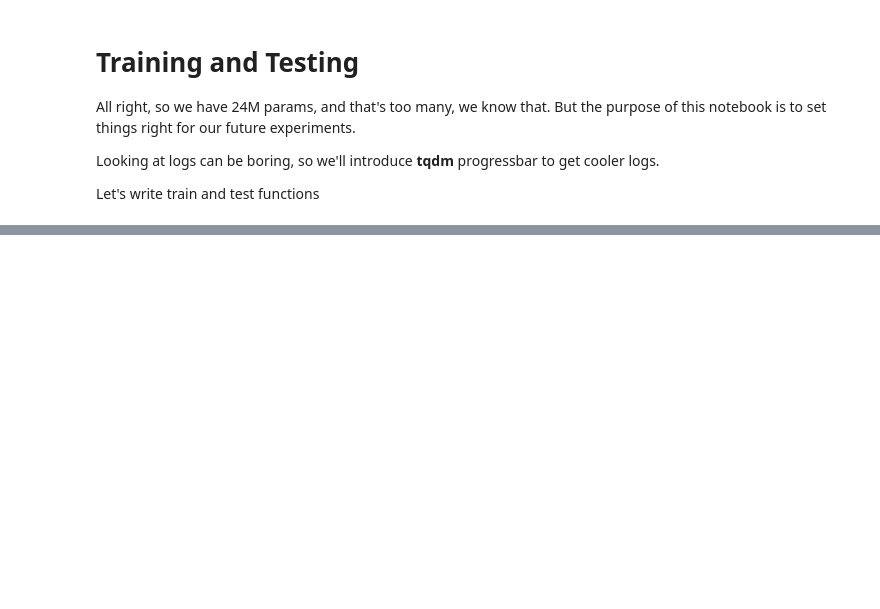
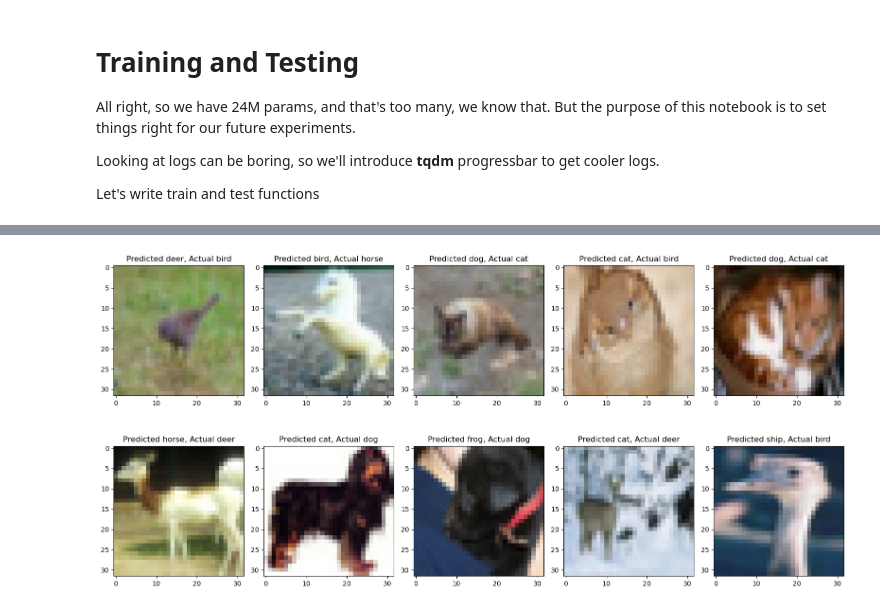
Before and after one commit to ankode/ERAV1, a Jupyter notebook: Session8/S8_Batchnorm.ipynb, the cells around one changed output, grey strips where cells are left out. Drawn from its saved outputs; the diff is of its cells as text; code cells hidden in the pictures; blank space fills up the shorter version.

Commit message:
display mis-classified image in S8 readme

```diff
--- a/Session8/S8_Batchnorm.ipynb
+++ b/Session8/S8_Batchnorm.ipynb
@@ -225,3 +225,46 @@ Test set: Average loss: 0.8187, Accuracy: 7132/10000 (71.32%)
 
 EPOCH: 11
 ... (9 outputs left out)
+# %%
+import matplotlib.pyplot as plt
+import numpy as np
+
+class_names = ['airplane', 'automobile', 'bird', 'cat', 'deer', 'dog', 'frog', 'horse', 'ship', 'truck']
+
+def get_incorrect_images(model,test_loader,n=10):
+  incorrect_images = []
+  predicted_labels = []
+  correct_labels = []
+  for data, target in test_loader:
+    data, target = data.to(device), target.to(device)
+    output = model(data)
+    pred = output.argmax(dim=1, keepdim=True)  # get the index of the max log-probability
+    incorrect_items = pred.ne(target.view_as(pred))
+    incorrect_indices = incorrect_items.view(-1).nonzero().view(-1)
+    predicted_labels.extend([item.item() for item in pred[incorrect_indices[:n-len(incorrect_images)]]])
+    correct_labels.extend([item.item() for item in target.view_as(pred)[incorrect_indices[:n-len(incorrect_images)]]])
+    incorrect_images.extend([item for item in data[incorrect_indices[:n-len(incorrect_images)]]])
+    if len(incorrect_images)==n:
+      break
+  return incorrect_images,predicted_labels,correct_labels
+
+def imshow(img):
+  img = img / 2 + 0.5     # Unnormalize
+  npimg = img
+  npimg = np.clip(npimg, 0, 1)  # Add this line to clip the values
+  return np.transpose(npimg, (1, 2, 0))  # Convert from Tensor image
+
+fig, axes = plt.subplots(2, 5, figsize=(16, 8))
+
+incorrect_images,predicted_labels,correct_labels = get_incorrect_images(model,test_loader,n=10)
+
+for i, image_tensor in enumerate(incorrect_images):
+    ax = axes[i // 5, i % 5]  # Get the location of the subplot
+    image = image_tensor.cpu().numpy()
+    ax.imshow(imshow(image))  # Display the image
+    ax.set_title(f"Predicted {class_names[predicted_labels[i]]}, Actual {class_names[correct_labels[i]]}")  # Set the title as the index
+
+plt.tight_layout()  # To provide sufficient spacing between subplots
+plt.show()
+# %% [output]
+[figure, added]
```
Also changed, not shown: parts of 1 cell of this notebook, 4 other files.
